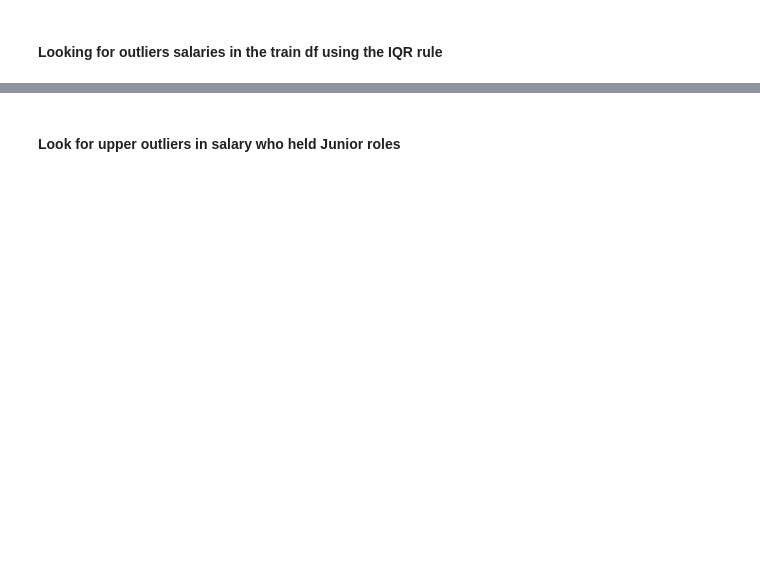
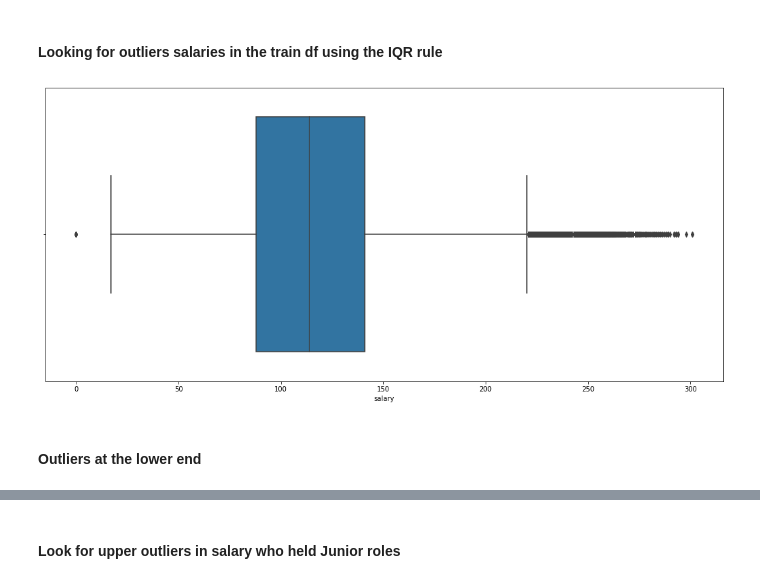
Before and after one commit to HieuNguyen258/Are-we-overpaying-our-employees-, a Jupyter notebook: Salary Prediction Project.ipynb, the cells around one changed output, grey strips where cells are left out. Saved outputs shown, nothing was run; the diff lists cells and outputs as text; code cells hidden in the pictures; blank space fills up the shorter version.

```diff
--- a/Salary Prediction Project.ipynb
+++ b/Salary Prediction Project.ipynb
@@ -216,0 +397,6 @@ upper_whisker = train['salary'].quantile(0.75) + 1.5*IQR
+# %%
+plt.figure(figsize = (18,8))
+sns.boxplot(train.salary)
+plt.show()
+# %% [output]
+[figure, added]
@@ -217 +405,3 @@ upper_whisker = train['salary'].quantile(0.75) + 1.5*IQR
+# %% [markdown]
+#### Outliers at the lower end
 # %%
```
Also changed, not shown: parts of 80 cells of this notebook.
